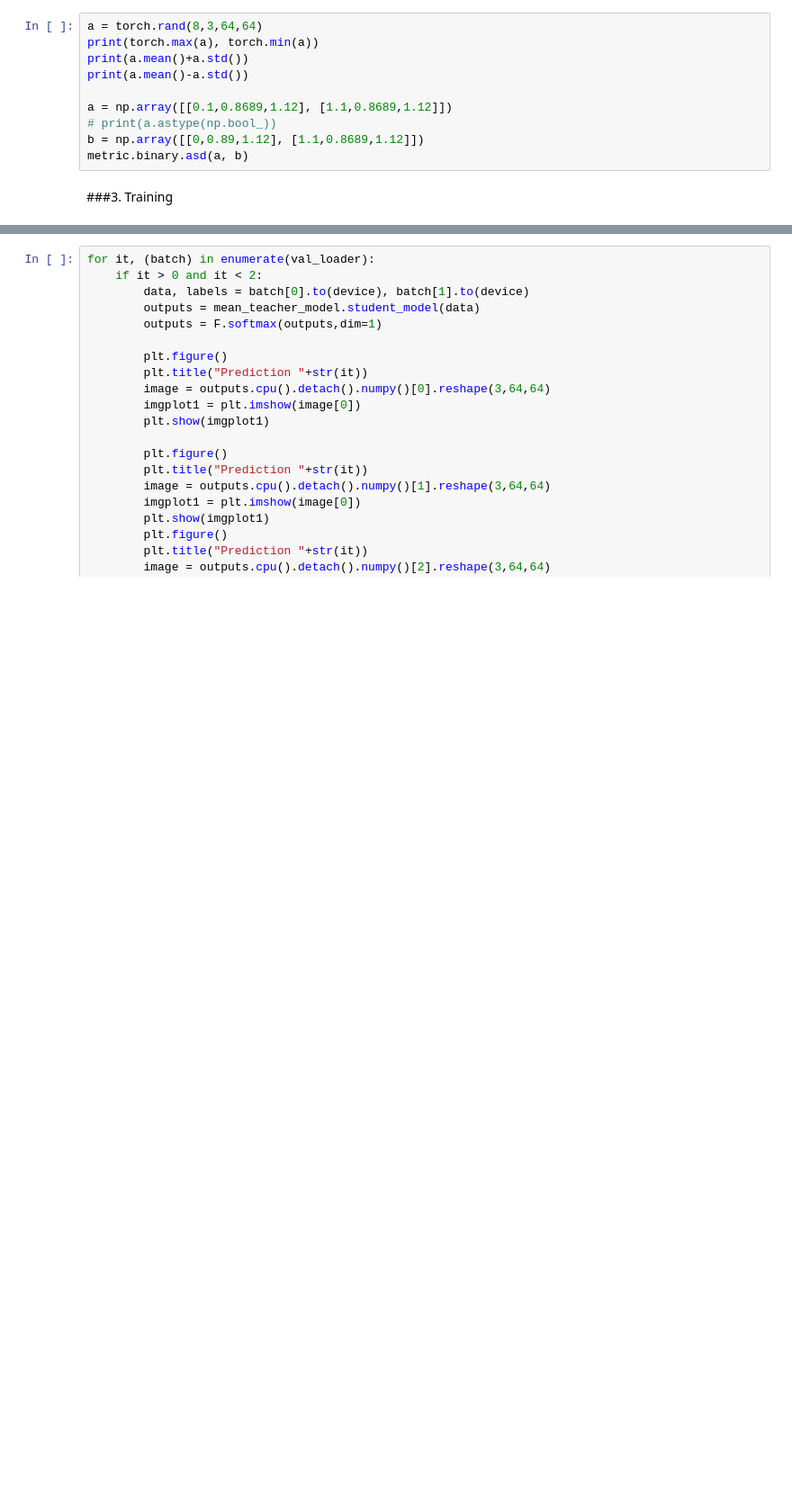
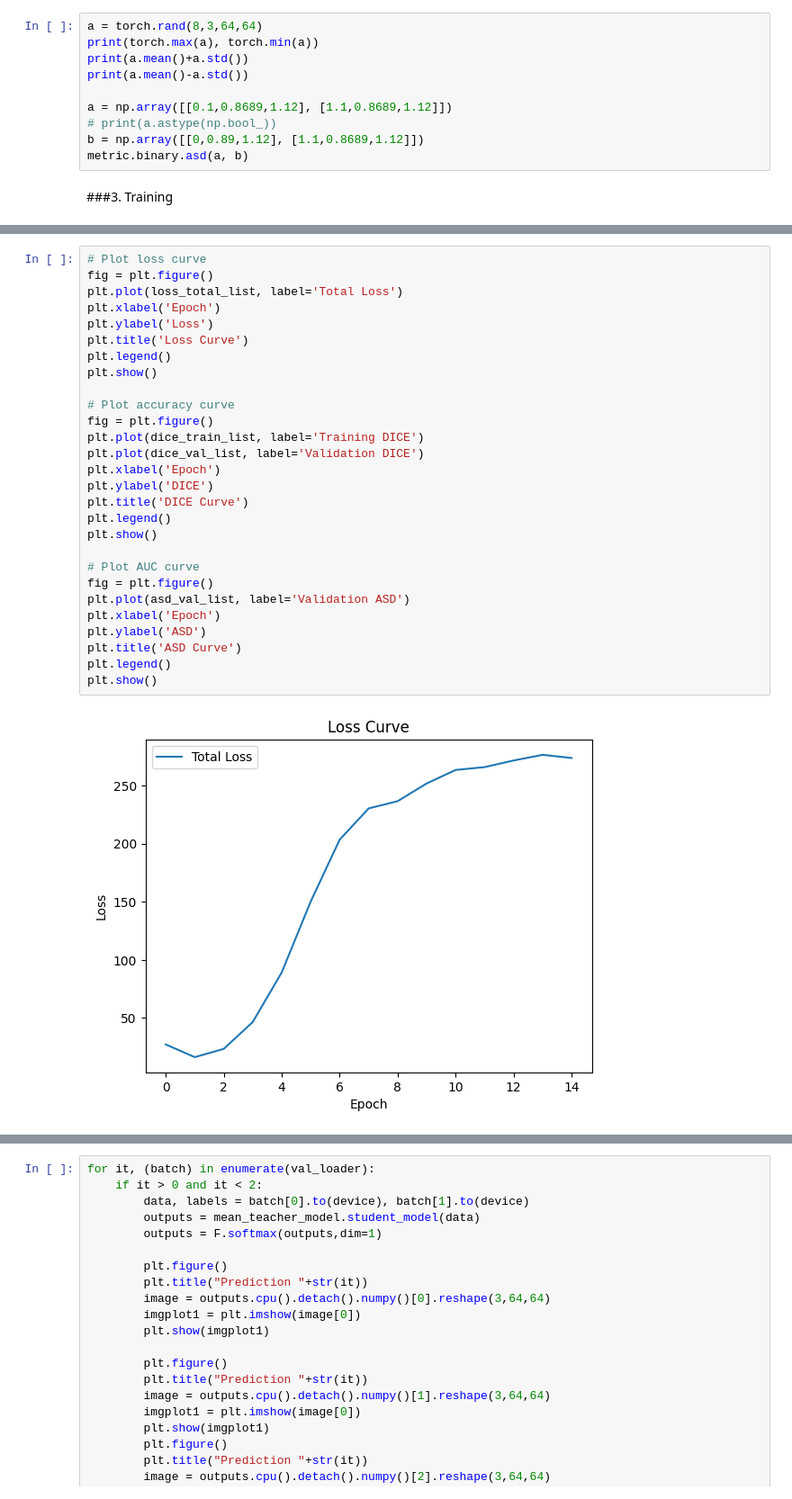
Before and after one commit to UrMBCMRabbont/ELEC4010N, a Jupyter notebook: Final Project/Project2/ELEC4010N_FinalProject2.ipynb, the cells around one changed output, grey strips where cells are left out. Shown at 90% size. Drawn from its saved outputs; the diff is of its cells as text; blank space fills up the shorter version.

Commit message:
const weight & loss to high (curves)

```diff
--- a/Final Project/Project2/ELEC4010N_FinalProject2.ipynb
+++ b/Final Project/Project2/ELEC4010N_FinalProject2.ipynb
@@ -804,3 +804,33 @@ loss_aug: 0.0820,
 loss_ori_tea: 1.0712,
 loss_aug_tea: 0.8778,
 Epoch [15/15],   Mean Train Loss: 4.1481,   Mean Train Dice: 0.9283,   Mean Val Dice: 0.9621,   Mean Val ASD: 0.0019,
+# %%
+# Plot loss curve
+fig = plt.figure()
+plt.plot(loss_total_list, label='Total Loss')
+plt.xlabel('Epoch')
+plt.ylabel('Loss')
+plt.title('Loss Curve')
+plt.legend()
+plt.show()
+
+# Plot accuracy curve
+fig = plt.figure()
+plt.plot(dice_train_list, label='Training DICE')
+plt.plot(dice_val_list, label='Validation DICE')
+plt.xlabel('Epoch')
+plt.ylabel('DICE')
+plt.title('DICE Curve')
+plt.legend()
+plt.show()
+
+# Plot AUC curve
+fig = plt.figure()
+plt.plot(asd_val_list, label='Validation ASD')
+plt.xlabel('Epoch')
+plt.ylabel('ASD')
+plt.title('ASD Curve')
+plt.legend()
+plt.show()
+# %% [output]
+[figure, added]
```
Also changed, not shown: parts of 2 cells of this notebook.
